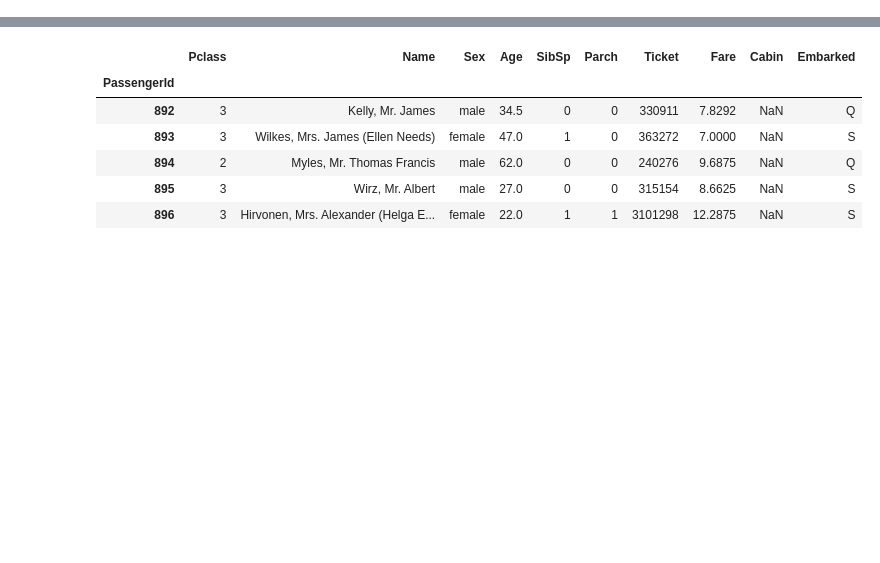
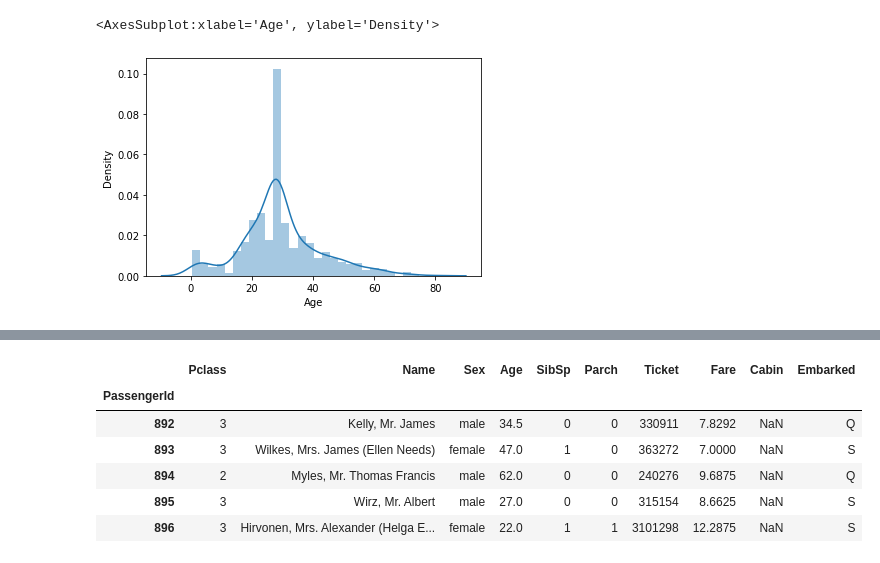
Before and after one commit to hikmatullah-mohammadi/titanic-survival-prediction, a Jupyter notebook: titanic-survival-prediction.ipynb, the cells around one changed output, grey strips where cells are left out. Drawn from its saved outputs; the diff is of its cells as text; code cells hidden in the pictures; blank space fills up the shorter version.

```diff
--- a/titanic-survival-prediction.ipynb
+++ b/titanic-survival-prediction.ipynb
@@ -332,0 +242,6 @@ y_predicted = logR.predict(X_test)
+# %%
+# how Ages are distributed
+sns.distplot(t_df['Age'])
+# %% [output]
+<AxesSubplot:xlabel='Age', ylabel='Density'>
+[figure, added]
```
Also changed, not shown: parts of 132 cells of this notebook.
